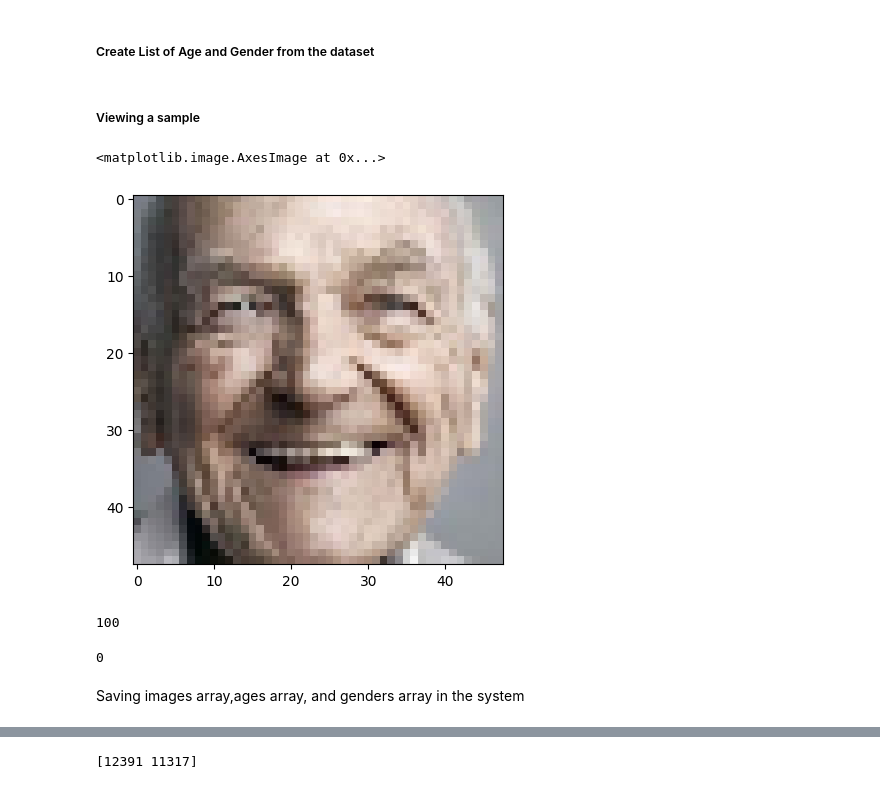
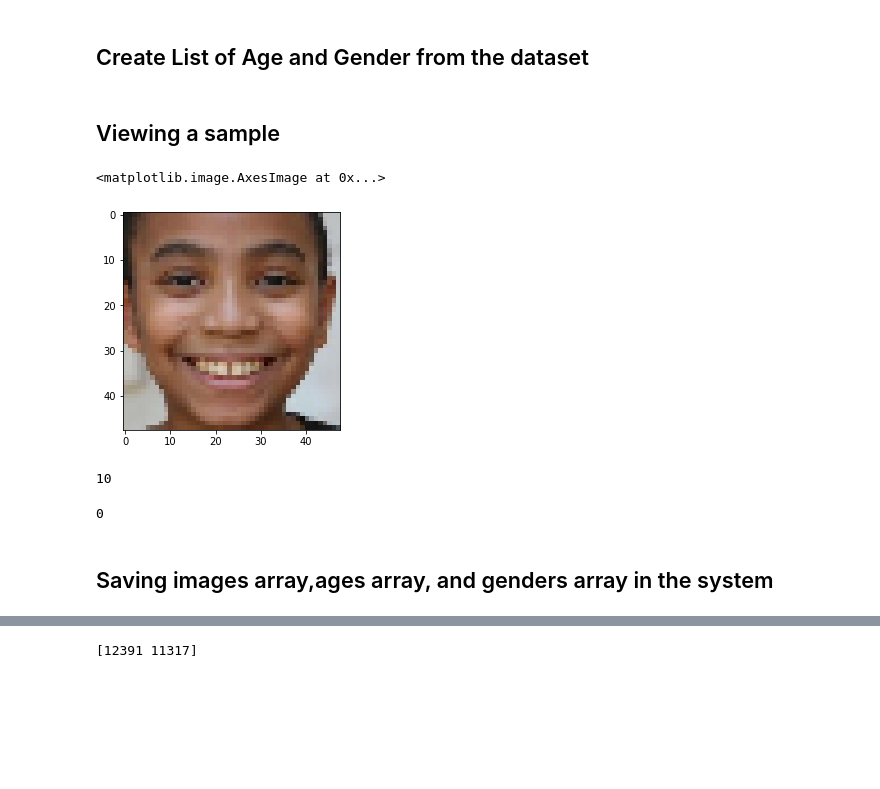
Before and after one commit to muskan9887/Age_and_gender_detector, a Jupyter notebook: Model.ipynb, the cells around one changed output, grey strips where cells are left out. Cells and saved outputs as stored; diff of their text form; code cells hidden in the pictures; blank space fills up the shorter version.

```diff
--- a/Model.ipynb
+++ b/Model.ipynb
@@ -63,5 +66,5 @@ for fle in flies:
 # %% [markdown]
-##### Create List of Age and Gender from the dataset
+## Create List of Age and Gender from the dataset
 # %%
 for fle in flies:
     age=int(fle.split('_')[0])
@@ -69,14 +72,14 @@ for fle in flies:
     ages.append(age)
     genders.append(gender)
 # %% [markdown]
-#####  Viewing a sample
+## Viewing a sample
 # %%
-plt.imshow(images[1])
+plt.imshow(images[87])
 # %% [output]
 <matplotlib.image.AxesImage at 0x...>
-[figure, old version]
+[figure, new version]
 # %%
-print(ages[1])
+print(ages[87])
 # %% [output]
-100
+10
 # %%
@@ -84,7 +87,7 @@ print(genders[1])
 # %% [output]
 0
 # %% [markdown]
-Saving images array,ages array, and genders array in the system
+## Saving images array,ages array, and genders array in the system
 # %%
 images_f=np.array(images)
 ages_f=np.array(ages)
```
Also changed, not shown: parts of 71 cells of this notebook.
